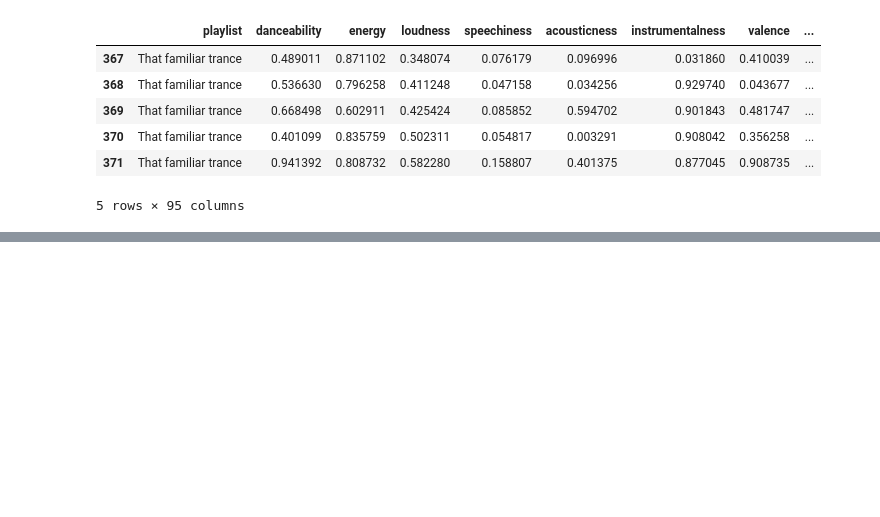
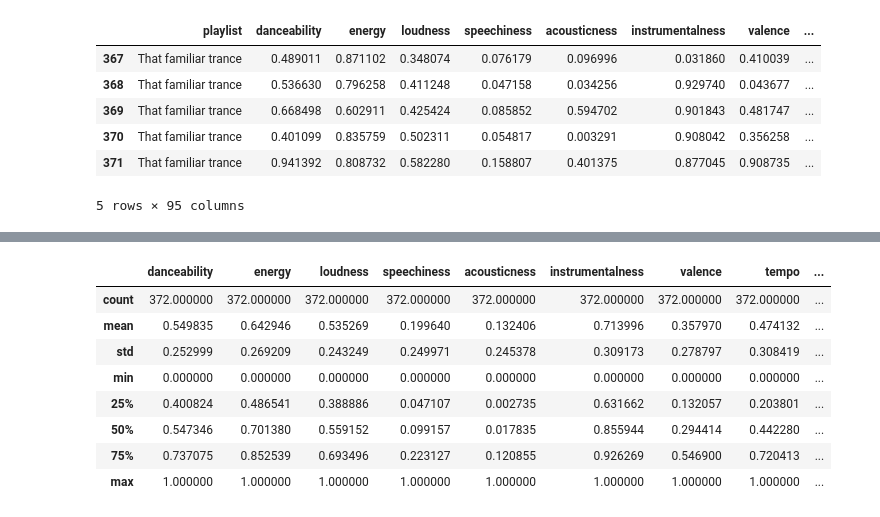
Before and after one commit to devarshi7/Capstone, a Jupyter notebook: EDA_feat_ and_segstats.ipynb, the cells around one changed output, grey strips where cells are left out. Saved outputs shown, nothing was run; the diff lists cells and outputs as text; code cells hidden in the pictures; blank space fills up the shorter version.

```diff
--- a/EDA_feat_ and_segstats.ipynb
+++ b/EDA_feat_ and_segstats.ipynb
@@ -124,0 +128,12 @@ enc_labels = LabelEncoder().fit_transform(labels)
+# %%
+feat_df.describe()
+# %% [output]
+|  | danceability | energy | loudness | speechiness | acousticness | instrumentalness | valence | tempo | ... |
+| count | 372.000000 | 372.000000 | 372.000000 | 372.000000 | 372.000000 | 372.000000 | 372.000000 | 372.000000 | ... |
+| mean | 0.549835 | 0.642946 | 0.535269 | 0.199640 | 0.132406 | 0.713996 | 0.357970 | 0.474132 | ... |
+| std | 0.252999 | 0.269209 | 0.243249 | 0.249971 | 0.245378 | 0.309173 | 0.278797 | 0.308419 | ... |
+| min | 0.000000 | 0.000000 | 0.000000 | 0.000000 | 0.000000 | 0.000000 | 0.000000 | 0.000000 | ... |
+| 25% | 0.400824 | 0.486541 | 0.388886 | 0.047107 | 0.002735 | 0.631662 | 0.132057 | 0.203801 | ... |
+| 50% | 0.547346 | 0.701380 | 0.559152 | 0.099157 | 0.017835 | 0.855944 | 0.294414 | 0.442280 | ... |
+| 75% | 0.737075 | 0.852539 | 0.693496 | 0.223127 | 0.120855 | 0.926269 | 0.546900 | 0.720413 | ... |
+| max | 1.000000 | 1.000000 | 1.000000 | 1.000000 | 1.000000 | 1.000000 | 1.000000 | 1.000000 | ... |
```
Also changed, not shown: parts of 17 cells of this notebook.
